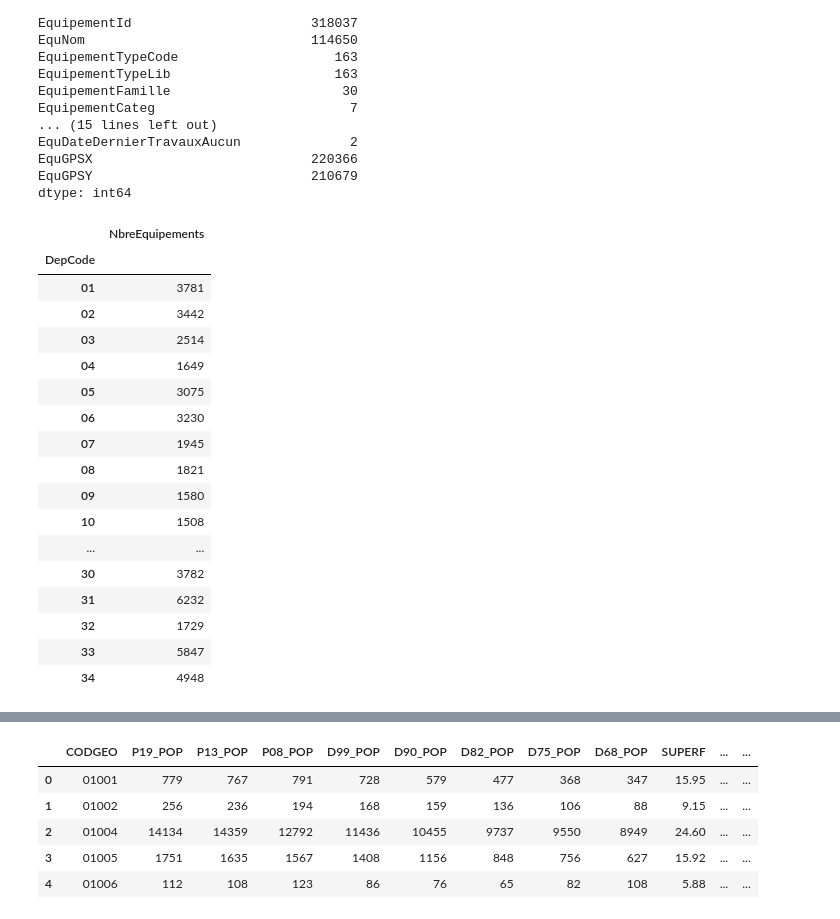
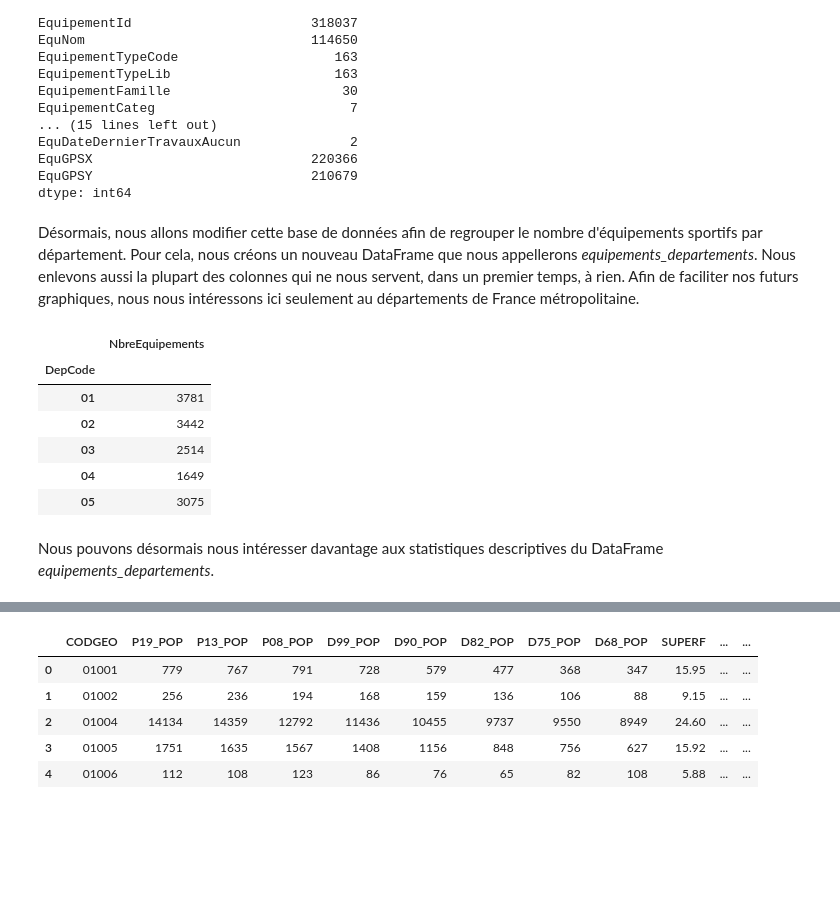
Before and after one commit to JulesChpn/ProjetPython, a Jupyter notebook: README.ipynb, the cells around one changed output, grey strips where cells are left out. Saved outputs shown, nothing was run; the diff lists cells and outputs as text; code cells hidden in the pictures; blank space fills up the shorter version.

```diff
--- a/README.ipynb
+++ b/README.ipynb
@@ -60,29 +61,23 @@ EquDateDernierTravauxAucun              2
 EquGPSX                            220366
 EquGPSY                            210679
 dtype: int64
+# %% [markdown]
+Désormais, nous allons modifier cette base de données afin de regrouper le nombre d'équipements sportifs par département. Pour cela, nous créons un nouveau DataFrame que nous appellerons *equipements_departements*. Nous enlevons aussi la plupart des colonnes qui ne nous servent, dans un premier temps, à rien.
+Afin de faciliter nos futurs graphiques, nous nous intéressons ici seulement au départements de France métropolitaine.
 # %%
 equipements_departements = pd.DataFrame(equipements.groupby('DepCode')['EquipementId'].count()).head(96)
 equipements_departements = equipements_departements.rename({"EquipementId":"NbreEquipements"}, axis=1)
-equipements_departements.head(35)
+equipements_departements.head()
 # %% [output]
 |  | NbreEquipements |
 | DepCode |  |
 | 01 | 3781 |
 | 02 | 3442 |
 | 03 | 2514 |
 | 04 | 1649 |
 | 05 | 3075 |
-| 06 | 3230 |
-| 07 | 1945 |
-| 08 | 1821 |
-| 09 | 1580 |
-| 10 | 1508 |
-| ... | ... |
-| 30 | 3782 |
-| 31 | 6232 |
-| 32 | 1729 |
-| 33 | 5847 |
-| 34 | 4948 |
+# %% [markdown]
+Nous pouvons désormais nous intéresser davantage aux statistiques descriptives du DataFrame *equipements_departements*.
 # %%
 equipements_departements.describe()
 # %% [output]
```
Also changed, not shown: parts of 13 cells of this notebook.
